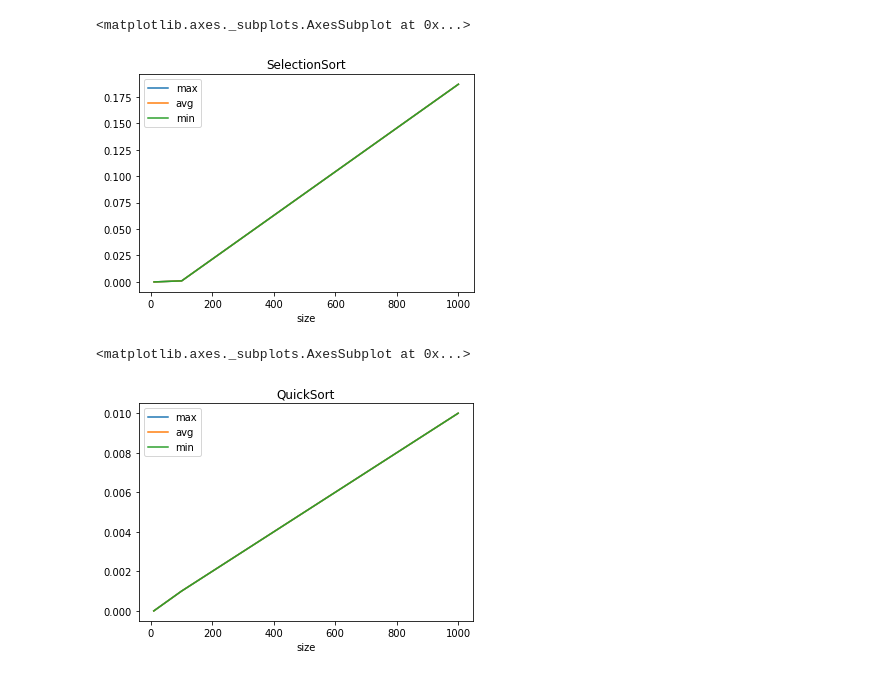
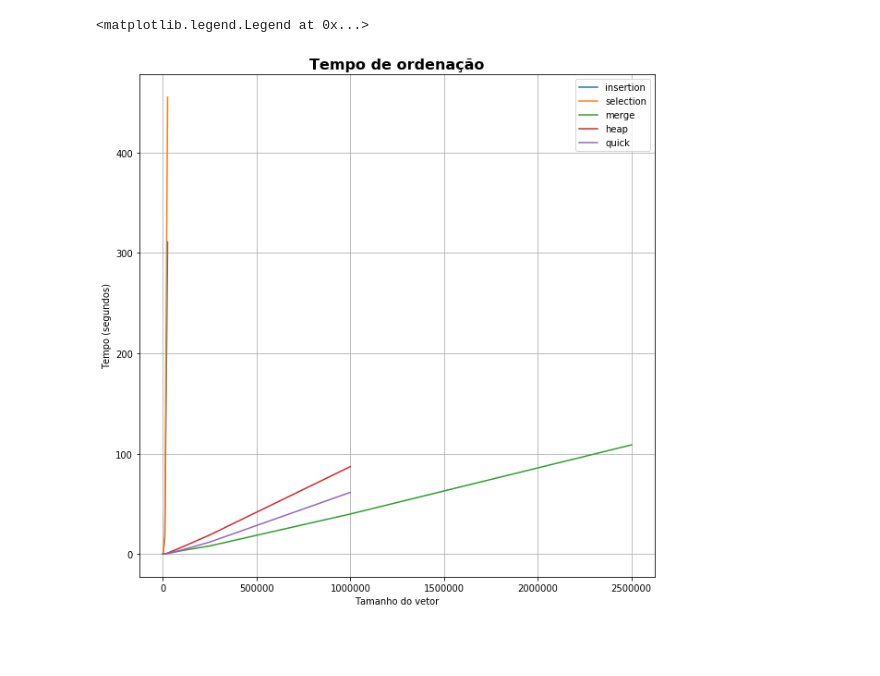
Before and after one commit to magnoDev/TPA, a Jupyter notebook: Analise.ipynb, the cells around one changed output. Drawn from its saved outputs; the diff is of its cells as text; code cells hidden in the pictures; blank space fills up the shorter version.

```diff
--- a/Analise.ipynb
+++ b/Analise.ipynb
@@ -7,12 +1,38 @@ df = pd.read_csv('./src/output/records.csv')
-# %%
-selection = df[df.algorithm=='selection']
-selection.plot(x='size',y=['max','avg','min'],title="SelectionSort")
-# %% [output]
-<matplotlib.axes._subplots.AxesSubplot at 0x...>
-[figure, removed]
-# %%
-quick = df[df.algorithm=='quick']
-quick.plot(x='size',y=['max','avg','min'],title="QuickSort")
-# %% [output]
-<matplotlib.axes._subplots.AxesSubplot at 0x...>
-[figure, removed]
+# %%
+import matplotlib.pyplot as plt
+import numpy as np
+import pandas as pd
+import matplotlib
+import matplotlib.gridspec as gridspec
+import matplotlib.ticker as ticker
+
+
+fig, ax = plt.subplots()
+ax.grid(True)
+
+ax.get_xaxis().get_major_formatter().set_useOffset(False)
+ax.get_yaxis().get_major_formatter().set_useOffset(False)
+head = ["algorithm", "size", "min", "max", "avg" ]
+df = pd.read_csv('./src/output/records.csv')
+
+df = df.sort_values(by='size')
+insertion= df[df.algorithm=='insertion'].query('avg >= 0')
+quick = df[df.algorithm=='quick'].query('avg >= 0')
+merge = df[df.algorithm=='merge'].query('avg >= 0')
+heap = df[df.algorithm=='heap'].query('avg >= 0')
+selection = df[df.algorithm=='selection'].query('avg >= 0')
+
+plt.plot('size' , 'avg', data=insertion,label="insertion" )
+plt.plot( 'size',  'avg', data=selection,label="selection")
+plt.plot( 'size',  'avg', data=merge,label="merge")
+plt.plot( 'size',  'avg', data=heap,label="heap")
+plt.plot('size',  'avg', data=quick,label="quick")
+plt.rcParams["figure.figsize"] = [10,10]
+plt.xlabel("Tamanho do vetor")
+plt.ylabel("Tempo (segundos)")
+plt.title("Tempo de ordenação", fontsize=16, fontweight='bold')
+plt.plot(usevlines=True,normed=True, maxlags=20)
+plt.legend()
+# %% [output]
+<matplotlib.legend.Legend at 0x...>
+[figure, added]
```
Also changed, not shown: parts of 6 cells of this notebook, 9 other files.
